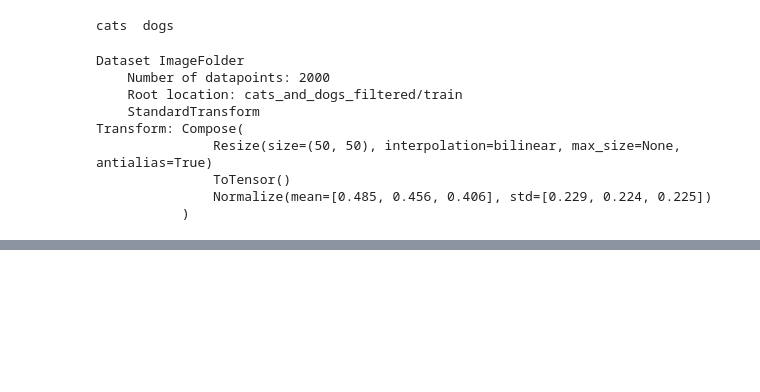
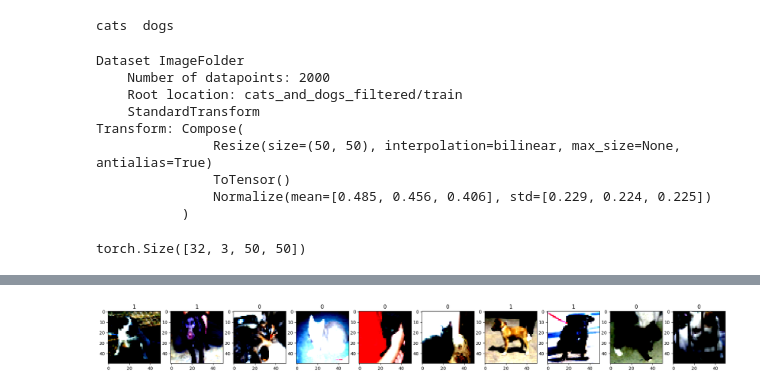
Before and after one commit to v1s2k/AKMS, a Jupyter notebook: Пр_5.ipynb, the cells around one changed output, grey strips where cells are left out. Cells and saved outputs as stored; diff of their text form; code cells hidden in the pictures; blank space fills up the shorter version.

```diff
--- a/Пр_5.ipynb
+++ b/Пр_5.ipynb
@@ -69,3 +69,24 @@ Transform: Compose(
                ToTensor()
                Normalize(mean=[0.485, 0.456, 0.406], std=[0.229, 0.224, 0.225])
            )
+# %%
+train_loader = torch.utils.data.DataLoader(train_data, batch_size=32, shuffle=True)
+test_loader = torch.utils.data.DataLoader(test_data, batch_size=len(test_data), shuffle=False)
+# %%
+dataiter = iter(train_loader)
+
+images, labels = next(dataiter)
+# %%
+images.shape
+# %% [output]
+torch.Size([32, 3, 50, 50])
+# %%
+def show_imgs(imgs,labels):
+  f,axes = plt.subplots(1,10,figsize = (25,5))
+  for i, axis in enumerate(axes):
+    axes[i].imshow(np.squeeze(np.transpose(imgs[i].numpy(),(1,2,0))),cmap='gray')
+    axes[i].set_title(labels[i].numpy())
+  plt.show()
+
+show_imgs(images,labels)
+# %% [output]
@@ -71,0 +103 @@ Transform: Compose(
+[figure, added]
```
Also changed, not shown: parts of 2 cells of this notebook.
